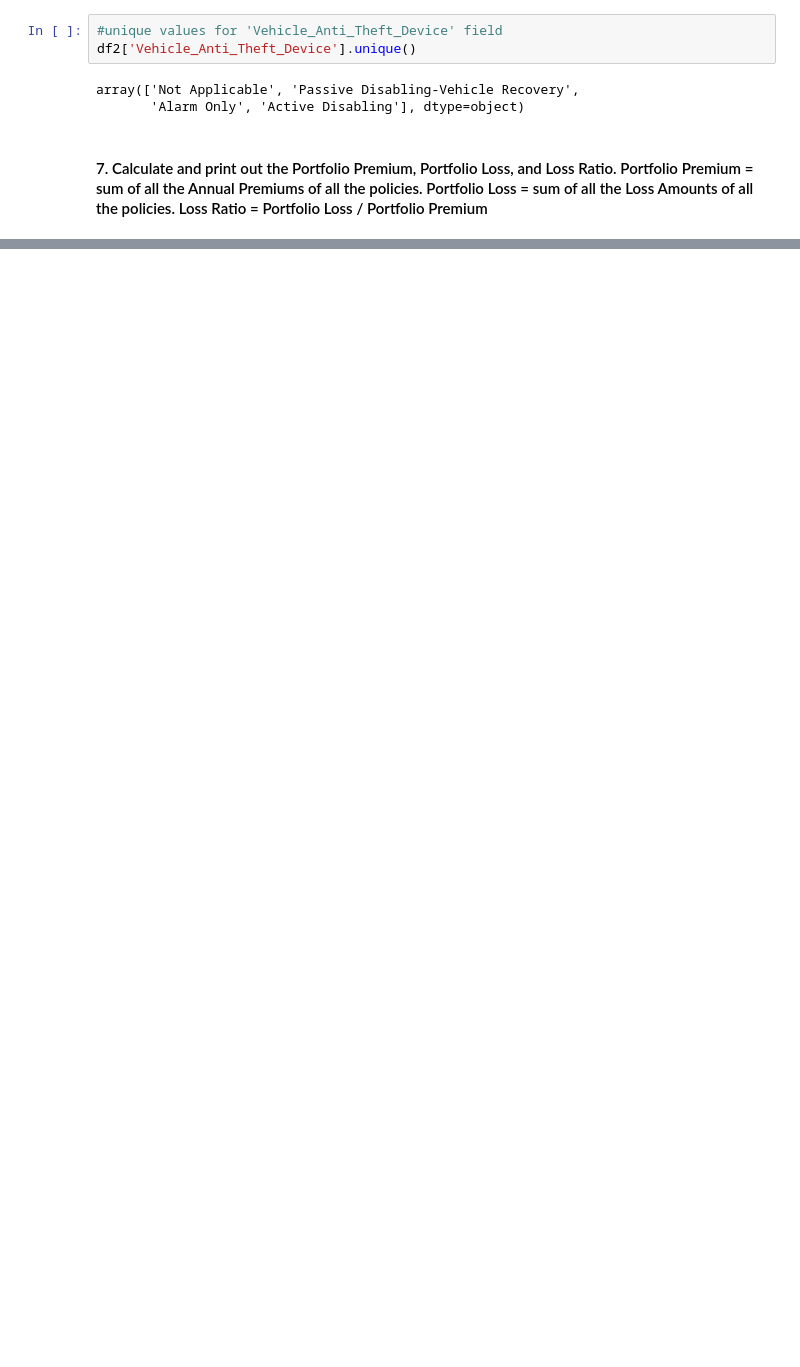
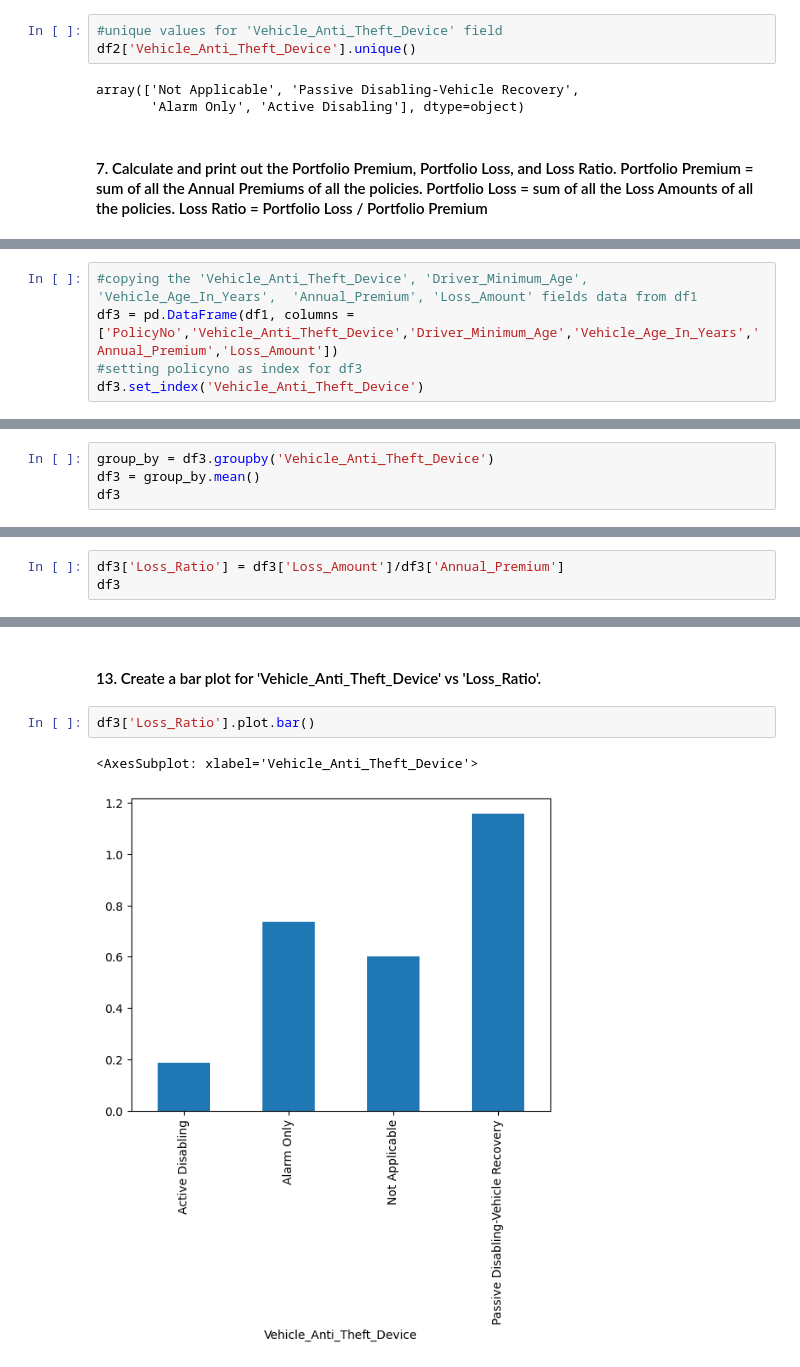
Before and after one commit to anumolu-hemanth/VisualAnalyticsHWAssignments, a Jupyter notebook: HW1/hw_1.ipynb, the cells around one changed output, grey strips where cells are left out. Saved outputs shown, nothing was run; the diff lists cells and outputs as text; blank space fills up the shorter version.

```diff
--- a/HW1/hw_1.ipynb
+++ b/HW1/hw_1.ipynb
@@ -147,0 +171,5 @@ array(['Not Applicable', 'Passive Disabling-Vehicle Recovery',
+# %%
+#copying the 'Vehicle_Anti_Theft_Device', 'Driver_Minimum_Age', 'Vehicle_Age_In_Years',  'Annual_Premium', 'Loss_Amount' fields data from df1
+df3 = pd.DataFrame(df1, columns = ['PolicyNo','Vehicle_Anti_Theft_Device','Driver_Minimum_Age','Vehicle_Age_In_Years','Annual_Premium','Loss_Amount'])
+#setting policyno as index for df3
+df3.set_index('Vehicle_Anti_Theft_Device')
@@ -147,0 +191,4 @@ array(['Not Applicable', 'Passive Disabling-Vehicle Recovery',
+# %%
+group_by = df3.groupby('Vehicle_Anti_Theft_Device')
+df3 = group_by.mean()
+df3
@@ -147,0 +212,3 @@ array(['Not Applicable', 'Passive Disabling-Vehicle Recovery',
+# %%
+df3['Loss_Ratio'] = df3['Loss_Amount']/df3['Annual_Premium']
+df3
@@ -147,0 +234,7 @@ array(['Not Applicable', 'Passive Disabling-Vehicle Recovery',
+# %% [markdown]
+#### 13. Create a bar plot for 'Vehicle_Anti_Theft_Device' vs 'Loss_Ratio'.
+# %%
+df3['Loss_Ratio'].plot.bar()
+# %% [output]
+<AxesSubplot: xlabel='Vehicle_Anti_Theft_Device'>
+[figure, added]
```
Also changed, not shown: parts of 30 cells of this notebook, 3 other files.
